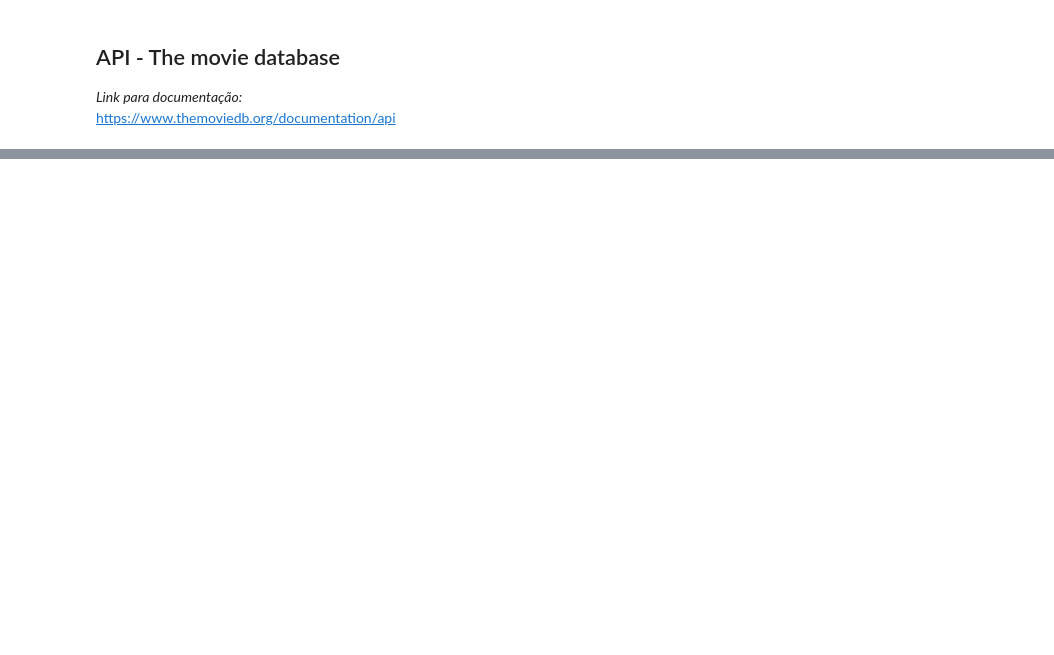
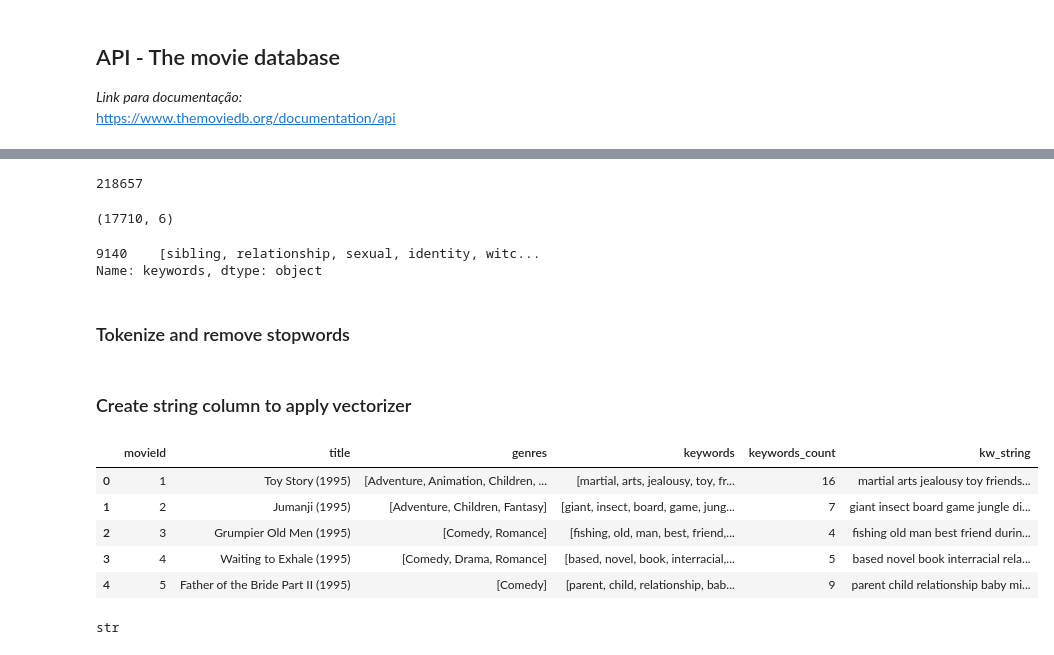
Before and after one commit to joaquim-oliveira-neto/rogue, a Jupyter notebook: notebooks/roger-exploration.ipynb, the cells around one changed output, grey strips where cells are left out. Cells and saved outputs as stored; diff of their text form; code cells hidden in the pictures; blank space fills up the shorter version.

```diff
--- a/notebooks/roger-exploration.ipynb
+++ b/notebooks/roger-exploration.ipynb
@@ -328,0 +210,32 @@ https://www.themoviedb.org/documentation/api
+# %%
+movies_kw['keywords_count'].sum()
+# %% [output]
+218657
+# %%
+movies_kw[movies_kw['keywords_count']== 0].shape
+# %% [output]
+(17710, 6)
+# %%
+movies_kw[movies_kw['keywords_count'] == 74]
+# %% [output]
+9140    [sibling, relationship, sexual, identity, witc...
+Name: keywords, dtype: object
+# %% [markdown]
+### Tokenize and remove stopwords
+# %%
+from nltk.corpus import stopwords
+from nltk.tokenize import word_tokenize
+def stop_words(x):
+    text = ' '.join(x)
+    stop_words = set(stopwords.words('english'))
+    word_tokens = word_tokenize(text)
+    text = [w for w in word_tokens if not w in stop_words]
+    return text
+# %%
+movies_kw['keywords'] = movies_kw['keywords'].apply(stop_words)
+# %% [markdown]
+### Create string column to apply vectorizer
+# %%
+def to_string(x):
+    x = ' '.join(x)
+    return x
@@ -328,0 +244,13 @@ https://www.themoviedb.org/documentation/api
+# %%
+movies_kw.head()
+# %% [output]
+|  | movieId | title | genres | keywords | keywords_count | kw_string |
+| 0 | 1 | Toy Story (1995) | [Adventure, Animation, Children, ... | [martial, arts, jealousy, toy, fr... | 16 | martial arts jealousy toy friends... |
+| 1 | 2 | Jumanji (1995) | [Adventure, Children, Fantasy] | [giant, insect, board, game, jung... | 7 | giant insect board game jungle di... |
+| 2 | 3 | Grumpier Old Men (1995) | [Comedy, Romance] | [fishing, old, man, best, friend,... | 4 | fishing old man best friend durin... |
+| 3 | 4 | Waiting to Exhale (1995) | [Comedy, Drama, Romance] | [based, novel, book, interracial,... | 5 | based novel book interracial rela... |
+| 4 | 5 | Father of the Bride Part II (1995) | [Comedy] | [parent, child, relationship, bab... | 9 | parent child relationship baby mi... |
+# %%
+type(movies_kw['kw_string'][0])
+# %% [output]
+str
```
Also changed, not shown: parts of 48 cells of this notebook.
